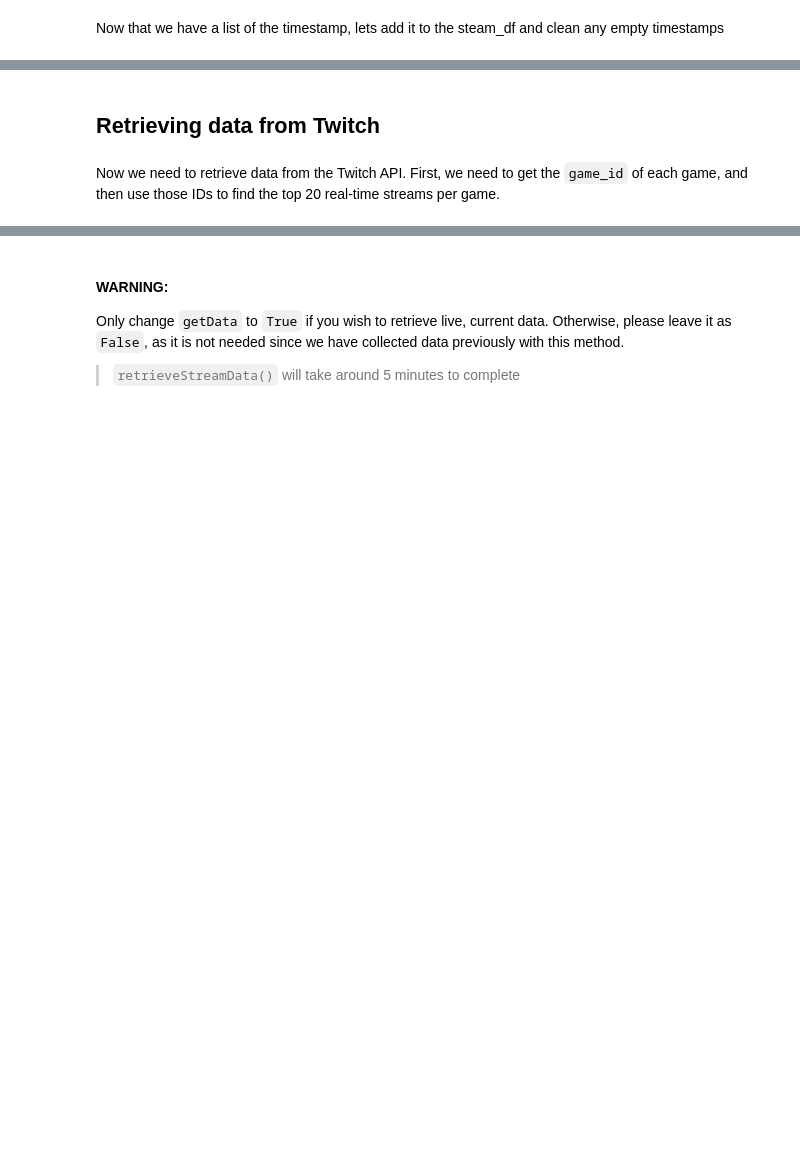
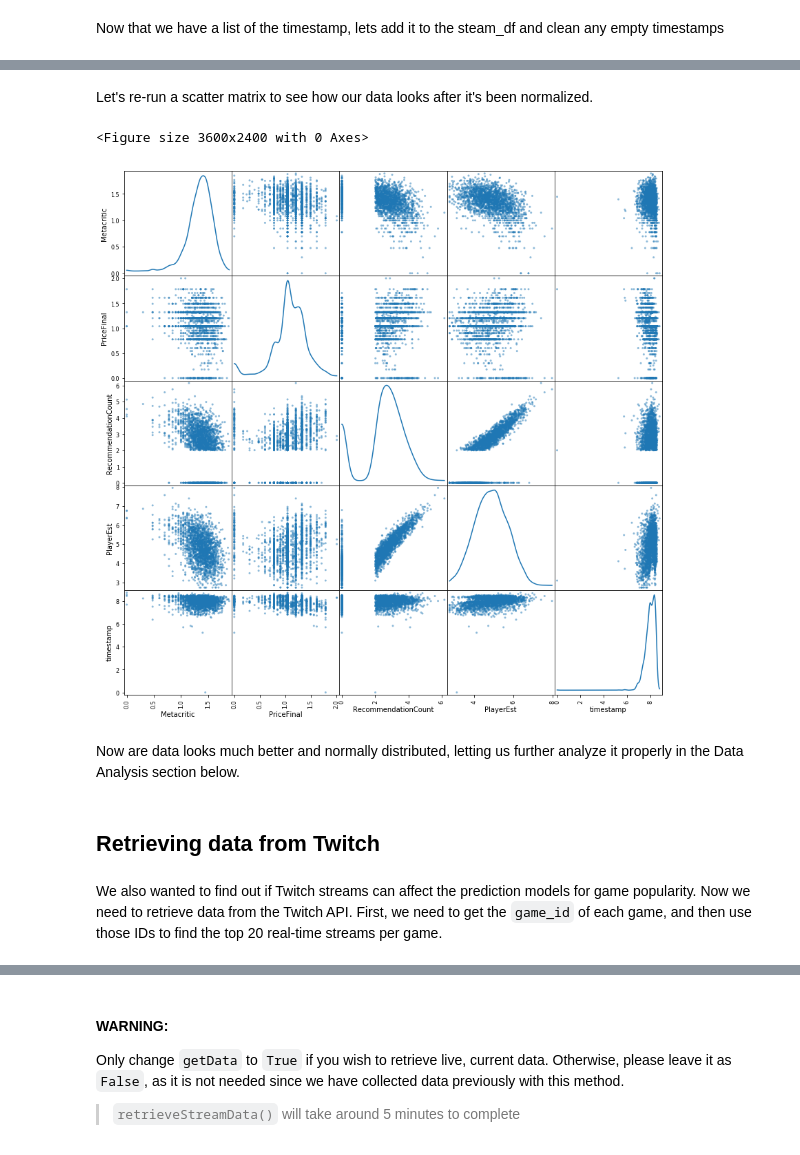
Before and after one commit to R3adOnlyJoe/COGS108-project, a Jupyter notebook: FinalProject_group171.ipynb, the cells around one changed output, grey strips where cells are left out. Cells and saved outputs as stored; diff of their text form; code cells hidden in the pictures; blank space fills up the shorter version.

```diff
--- a/FinalProject_group171.ipynb
+++ b/FinalProject_group171.ipynb
@@ -236,0 +165,13 @@ To our surprise factoring in the time of the game with an relationship with  the
+# %%
+# We add by 1 to prevent any -inf results
+
+k_const = steam_df.Metacritic.max() + 1 # Constant for negative skewed transformation
+steam_df['Metacritic'] = np.log10(k_const - steam_df.Metacritic)
+
+max_time = steam_df.timestamp.max() + 1 # Constant for negative skewed transformation
+steam_df['timestamp'] = np.log10(max_time - steam_df.timestamp)
+
+steam_df['PriceFinal'] = np.log10(steam_df.PriceFinal+1)
+steam_df['RecommendationCount'] = np.log10(steam_df.RecommendationCount+1)
+steam_df['PlayerEst'] = np.log10(steam_df.PlayerEst+1)
+steam_df[0:10]
@@ -237,7 +190,19 @@ To our surprise factoring in the time of the game with an relationship with  the
+# %% [markdown]
+Let's re-run a scatter matrix to see how our data looks after it's been normalized.
+# %%
+plt.figure(dpi = 600)
+pd.plotting.scatter_matrix(steam_df , diagonal = 'kde', figsize = (14,14))
+fig = plt.gcf
+plt.savefig('matrix')
+# %% [output]
+<Figure size 3600x2400 with 0 Axes>
+[figure, added]
+# %% [markdown]
+Now are data looks much better and normally distributed, letting us further analyze it properly in the Data Analysis section below.
 # %% [markdown]
 ## Retrieving data from Twitch
 # %% [markdown]
-Now we need to retrieve data from the Twitch API. First, we need to get the `game_id` of each game, and then use those IDs to find the top 20 real-time streams per game.
+We also wanted to find out if Twitch streams can affect the prediction models for game popularity. Now we need to retrieve data from the Twitch API. First, we need to get the `game_id` of each game, and then use those IDs to find the top 20 real-time streams per game.
 # %%
 # This is the data needed to authorize get requests from the Twitch API
 
```
Also changed, not shown: parts of 49 cells of this notebook, 4 other files.
